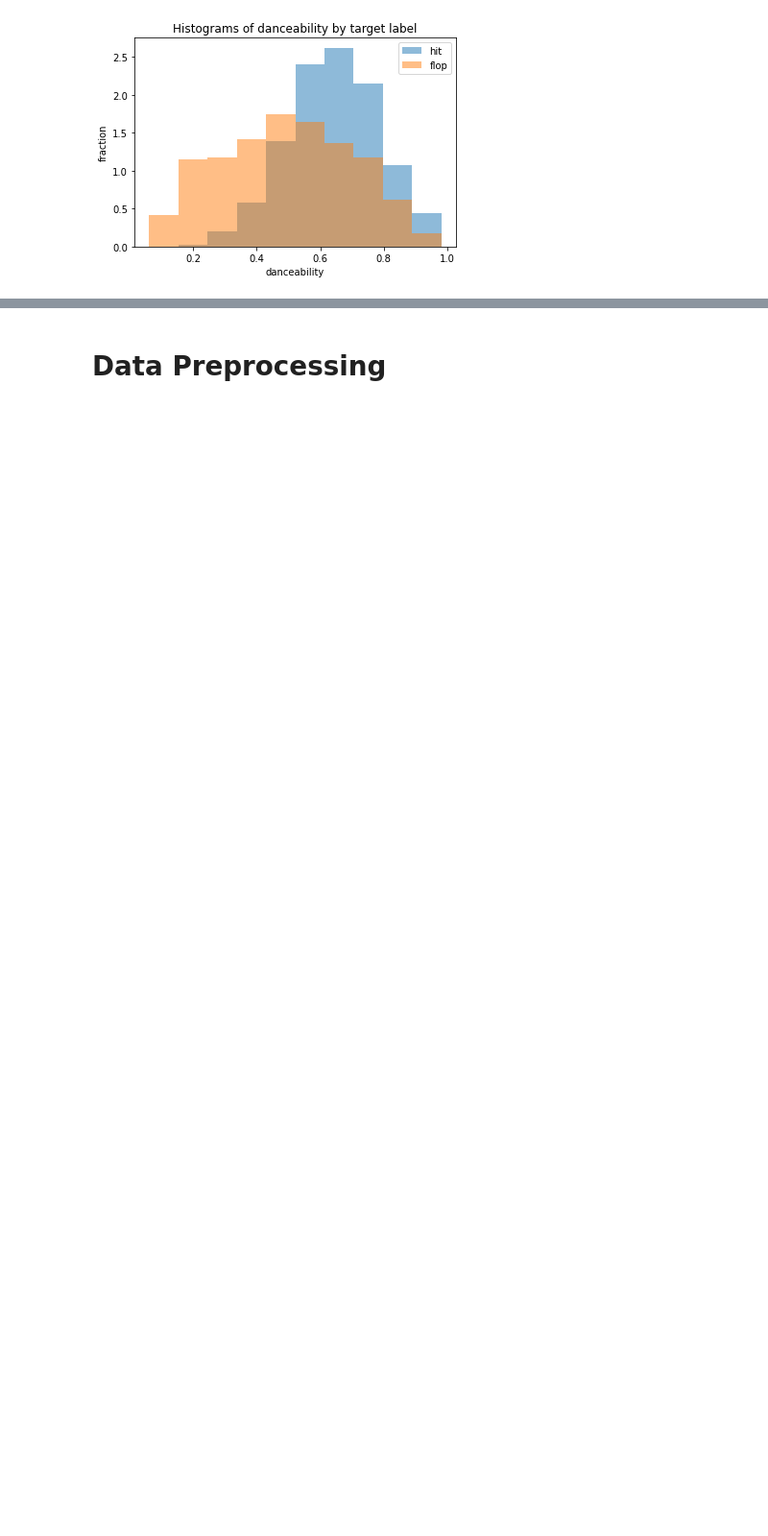
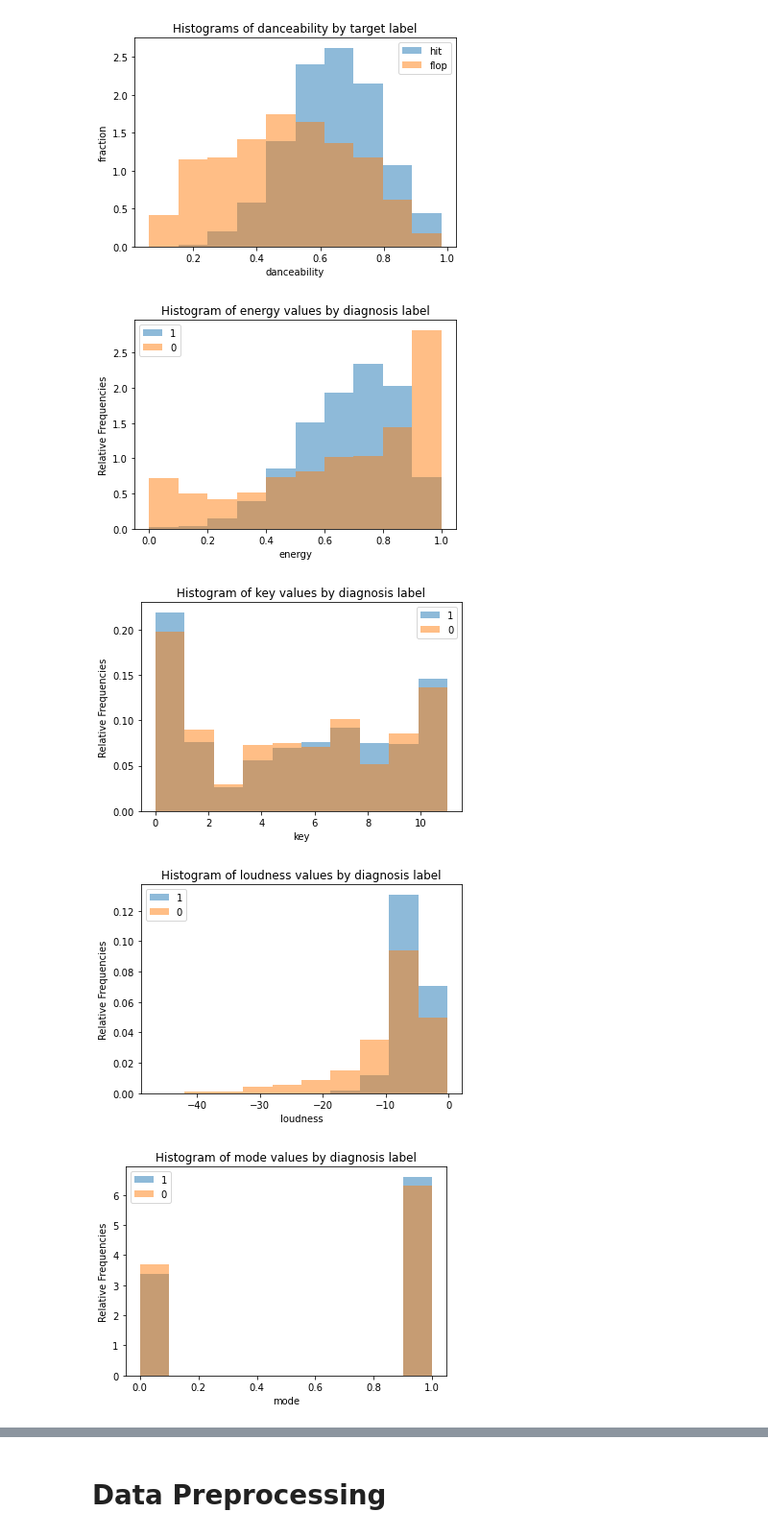
Before and after one commit to YihuanHu/SPOTIFY-HIT-SONG-PREDICTOR, a Jupyter notebook: src/DATA1030 Project.ipynb, the cells around one changed output, grey strips where cells are left out. Shown at 96% size. Drawn from its saved outputs; the diff is of its cells as text; code cells hidden in the pictures; blank space fills up the shorter version.

```diff
--- a/src/DATA1030 Project.ipynb
+++ b/src/DATA1030 Project.ipynb
@@ -82,11 +93,11 @@ for column in columns:
         pd.value_counts(df[column]).plot.bar()
         figtitle = '../figures/barplot_target.png'
         plt.title('Barplot of Target Variable ')
-        figtitle = f'../figures/barplot_descriptive_{column}.png'
+        figtitle = f'../figures/barplot_{column}.png'
     else:
         df[column].plot.hist(bins = int(np.sqrt(df.shape[0])))
         plt.title(f'Histogram of {column} values')
-        figtitle = f'../figures/histogram_descriptive_{column}.png'
+        figtitle = f'../figures/histogram_{column}.png'
     plt.xlabel(column)
     plt.ylabel('count')
 
@@ -177,6 +204,10 @@ from matplotlib import pylab as plt
 df[['target','acousticness']].boxplot(by='target')
 plt.ylabel('acousticness')
 plt.xlabel('target')
+
+figtitle = f'../figures/boxplot_accousticness_target.png'
+plt.savefig(figtitle, dpi=300, format='png')
+
 plt.show()
 # %% [output]
 [figure]
@@ -205,3 +236,27 @@ plt.xlabel('danceability')
 plt.show()
 # %% [output]
 [figure]
+# %%
+df2.columns[1:]
+
+categories = df2['target'].unique()
+
+for column in df2.columns[1:]:
+
+    bin_range = (df2[column].min(),df2[column].max())
+
+    for c in categories:
+        plt.hist(df2[df2['target']==c][column],alpha=0.5,label=c,range=bin_range,bins=10,density=True)
+    plt.legend()
+    plt.ylabel('Relative Frequencies')
+    plt.xlabel(column)
+    plt.title(f'Histogram of {column} values by diagnosis label')
+
+    figtitle = f'../figures/histogram_categories_{column}.png'
+    plt.savefig(figtitle, dpi=300, format='png')
+    plt.show()
+# %% [output]
+[figure, added]
+[figure, added]
+[figure, added]
+[figure, added]
```
Also changed, not shown: parts of 62 cells of this notebook, 1 other file.
